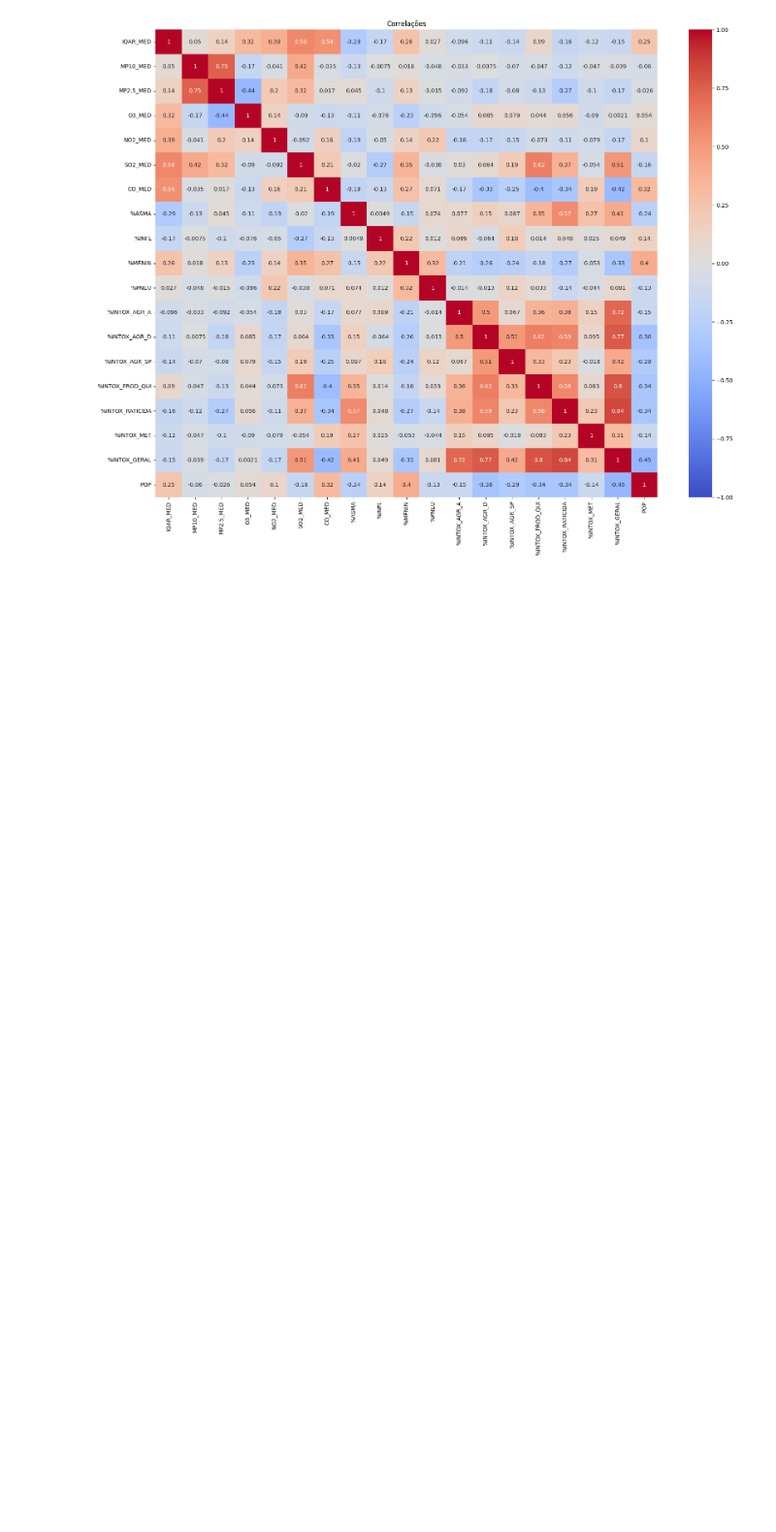
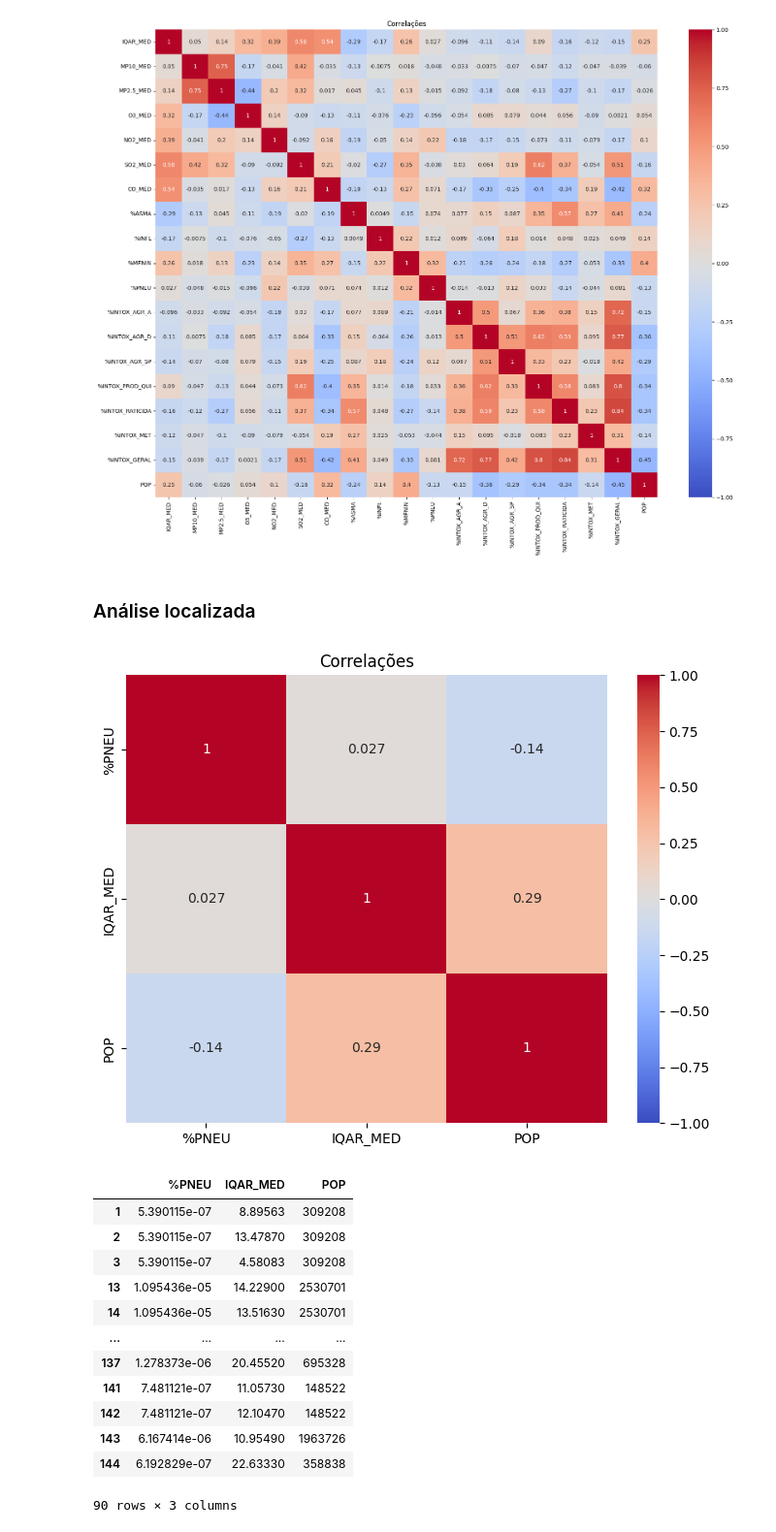
Before and after one commit to GiorussoP/TP2-BD-UFMG, a Jupyter notebook: AnalisesParciais/analise2.ipynb, the cells around one changed output. Shown: that part at 97% size. Saved outputs shown, nothing was run; the diff lists cells and outputs as text; code cells hidden in the pictures; blank space fills up the shorter version.

```diff
--- a/analise2.ipynb
+++ b/AnalisesParciais/analise2.ipynb
@@ -309,3 +299,33 @@ plt.title('Correlações')
 plt.show()
 # %% [output]
 [figure]
+# %% [markdown]
+### Análise localizada
+# %%
+analise = tabela_de_analise[['%PNEU','IQAR_MED','POP']]
+
+analise = analise.dropna(axis=0)
+
+
+matriz_correlacao = analise.select_dtypes(include='number').corr()
+plt.figure(figsize=(8, 6))
+sns.heatmap(matriz_correlacao, annot=True, cmap='coolwarm', vmin=-1, vmax=1)
+plt.title('Correlações')
+plt.show()
+
+analise
+# %% [output]
+[figure, added]
+|  | %PNEU | IQAR_MED | POP |
+| 1 | 5.390115e-07 | 8.89563 | 309208 |
+| 2 | 5.390115e-07 | 13.47870 | 309208 |
+| 3 | 5.390115e-07 | 4.58083 | 309208 |
+| 13 | 1.095436e-05 | 14.22900 | 2530701 |
+| 14 | 1.095436e-05 | 13.51630 | 2530701 |
+| ... | ... | ... | ... |
+| 137 | 1.278373e-06 | 20.45520 | 695328 |
+| 141 | 7.481121e-07 | 11.05730 | 148522 |
+| 142 | 7.481121e-07 | 12.10470 | 148522 |
+| 143 | 6.167414e-06 | 10.95490 | 1963726 |
+| 144 | 6.192829e-07 | 22.63330 | 358838 |
+90 rows × 3 columns
```
Also changed, not shown: parts of 10 cells of this notebook, 17 other files.
